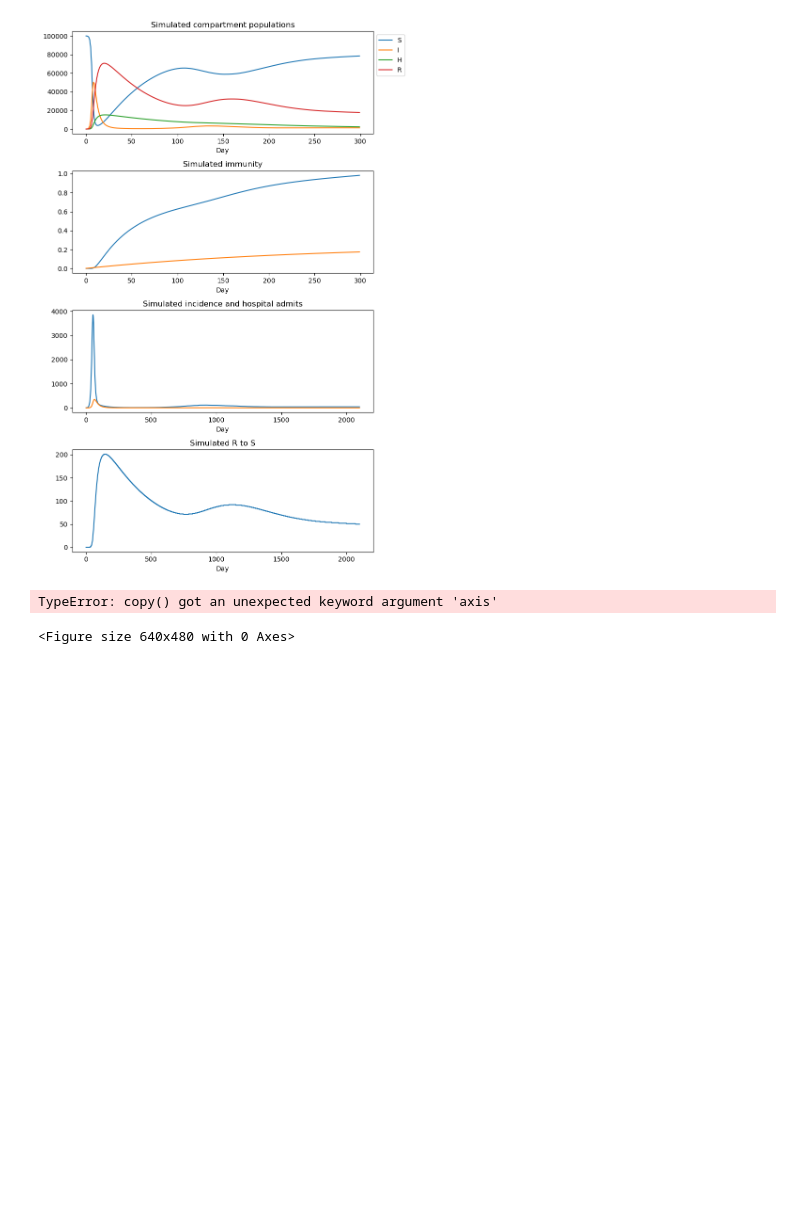
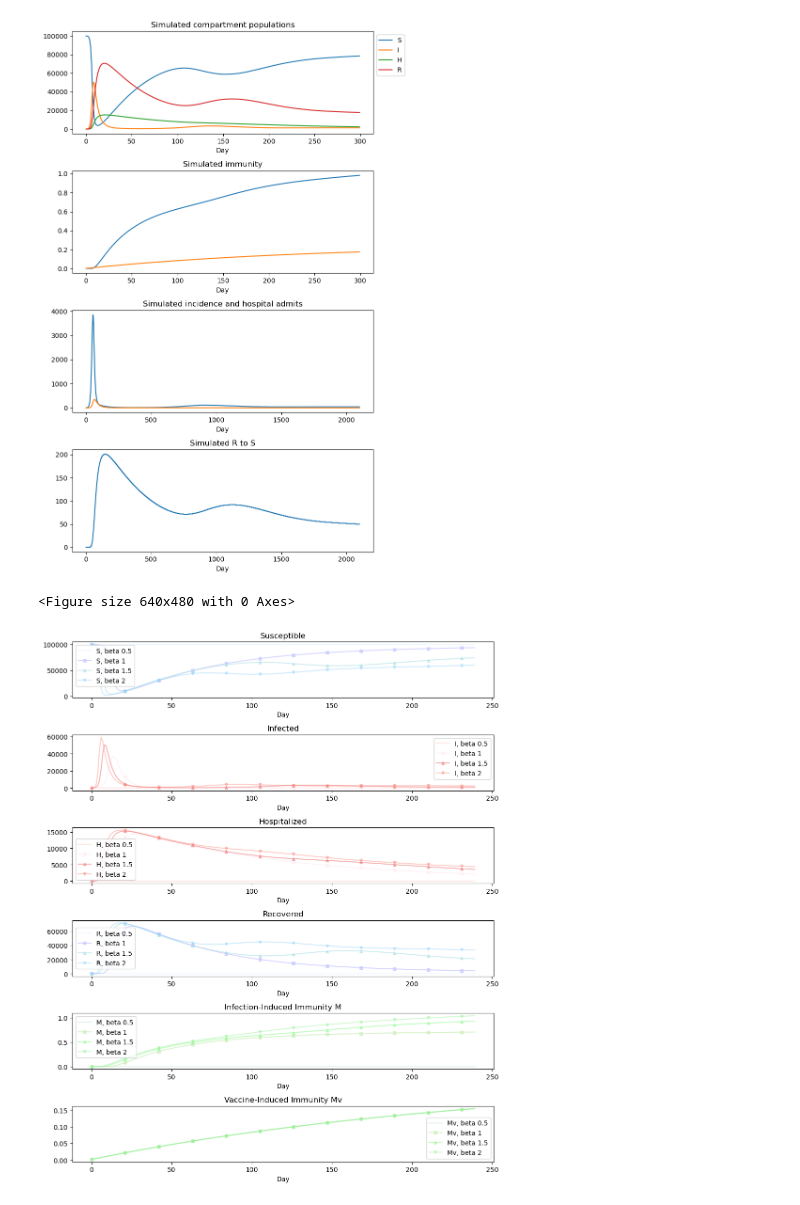
Before and after one commit to LP-relaxation/CLT_BaseModel, a Jupyter notebook: toy_immunity_instances/toy_immunity_demo.ipynb, the cells around one changed output. Saved outputs shown, nothing was run; the diff lists cells and outputs as text; code cells hidden in the pictures; blank space fills up the shorter version.

```diff
--- a/toy_immunity_model/toy_immunity_demo.ipynb
+++ b/toy_immunity_instances/toy_immunity_demo.ipynb
@@ -143,7 +144,7 @@ toy_immunity_plotting.make_graph_set(model)
 <Figure size 640x480 with 0 Axes>
 [figure]
 # %%
-toy_immunity_plotting.changing_param_val_graph(model, "param", "beta", [0.5, 1, 1.5, 2])
+imm.changing_param_val_graph(model, "param", "beta", [0.5, 1, 1.5, 2])
 # %% [output]
-TypeError: copy() got an unexpected keyword argument 'axis'
+<Figure size 640x480 with 0 Axes>
-<Figure size 640x480 with 0 Axes>
+[figure, added]
```
Also changed, not shown: parts of 2 cells of this notebook, 43 other files.
